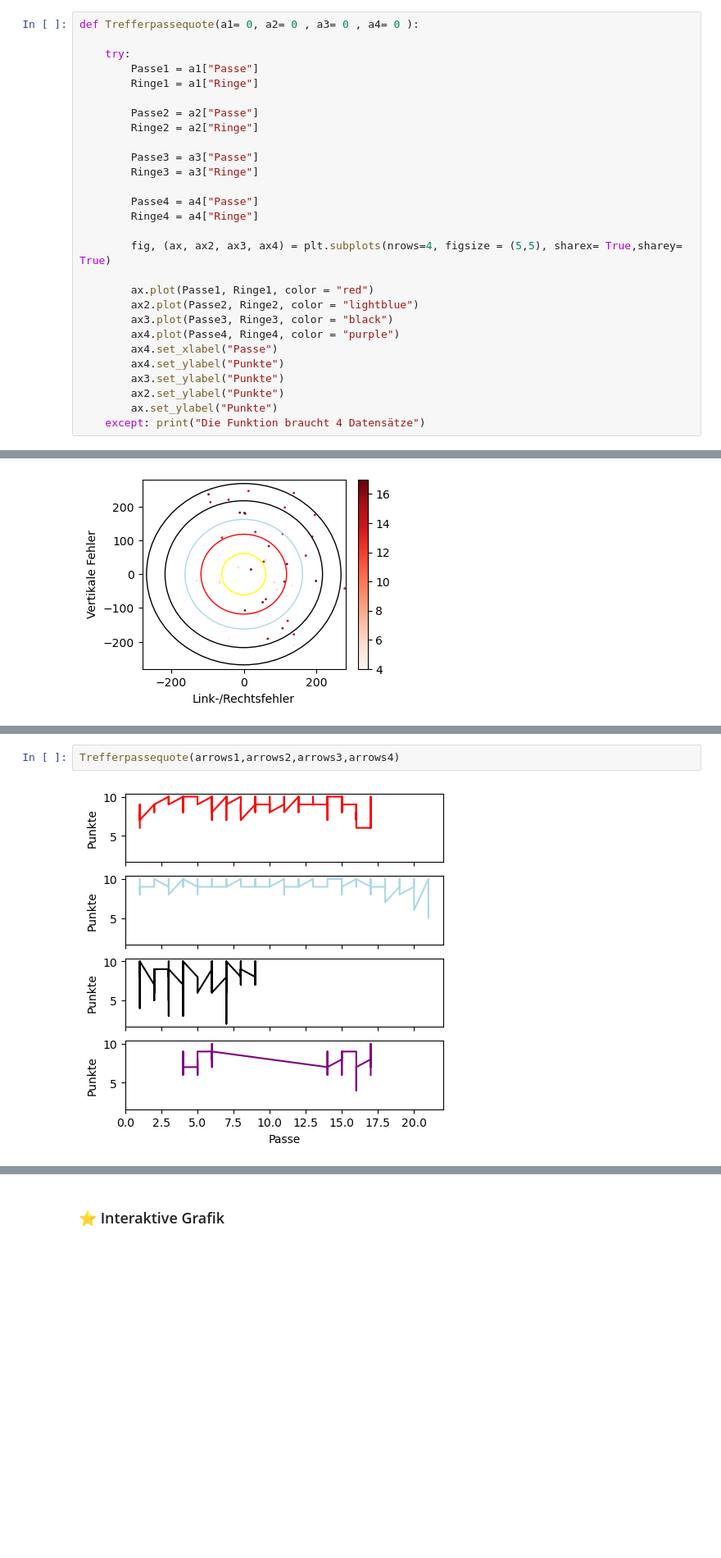
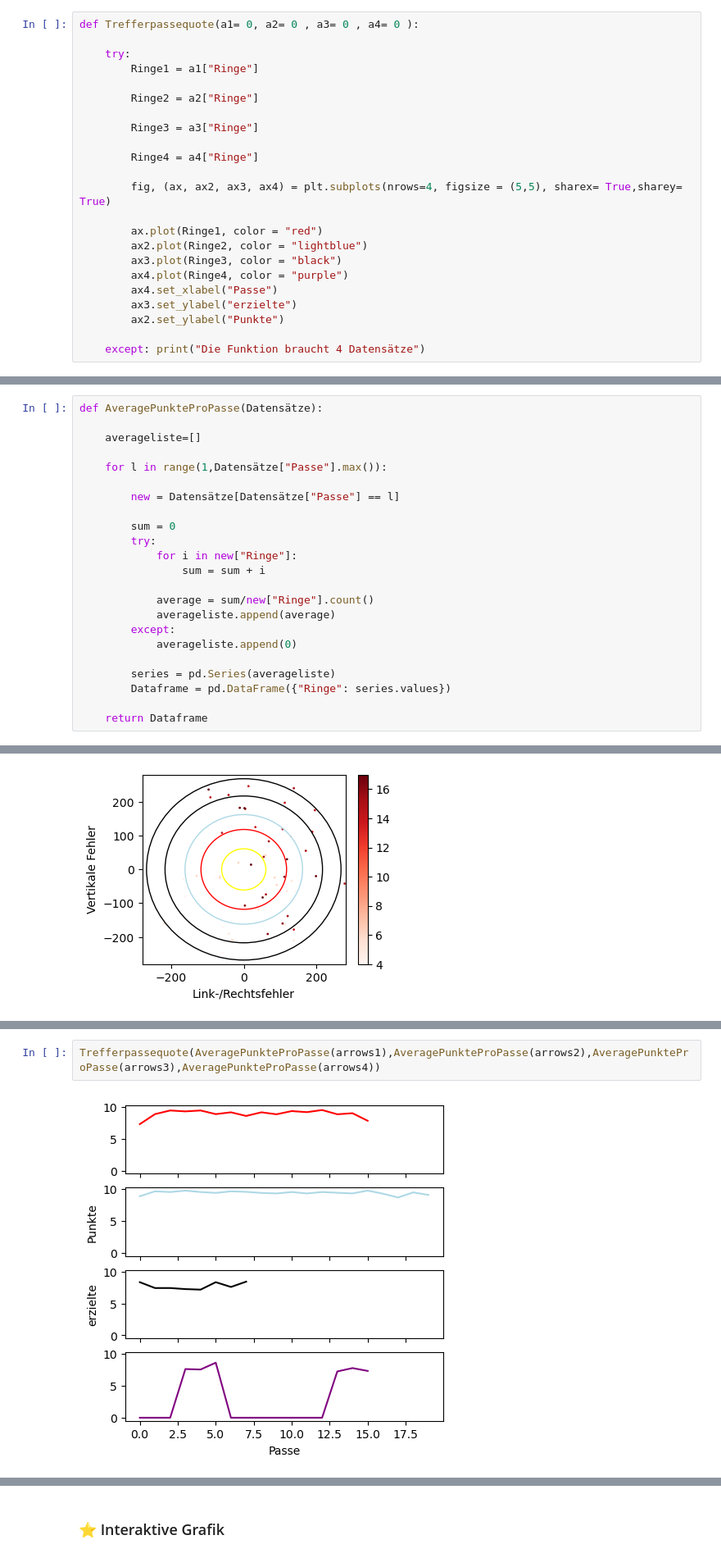
Before and after one commit to tonicodingc/awpj1, a Jupyter notebook: Pfeildaten/main.ipynb, the cells around one changed output, grey strips where cells are left out. Shown at 82% size. Saved outputs shown, nothing was run; the diff lists cells and outputs as text; blank space fills up the shorter version.

```diff
--- a/Pfeildaten/main.ipynb
+++ b/Pfeildaten/main.ipynb
@@ -66,27 +66,22 @@ Soll zeigen ob es eine Rolle spiel wie lange man schon spielt. Das macht die Fun
 def Trefferpassequote(a1= 0, a2= 0 , a3= 0 , a4= 0 ):
 
     try:
-        Passe1 = a1["Passe"]
         Ringe1 = a1["Ringe"]
 
-        Passe2 = a2["Passe"]
         Ringe2 = a2["Ringe"]
 
-        Passe3 = a3["Passe"]
         Ringe3 = a3["Ringe"]
 
-        Passe4 = a4["Passe"]
         Ringe4 = a4["Ringe"]
 
         fig, (ax, ax2, ax3, ax4) = plt.subplots(nrows=4, figsize = (5,5), sharex= True,sharey= True)
 
-        ax.plot(Passe1, Ringe1, color = "red")
-        ax2.plot(Passe2, Ringe2, color = "lightblue")
-        ax3.plot(Passe3, Ringe3, color = "black")
-        ax4.plot(Passe4, Ringe4, color = "purple")
+        ax.plot(Ringe1, color = "red")
+        ax2.plot(Ringe2, color = "lightblue")
+        ax3.plot(Ringe3, color = "black")
+        ax4.plot(Ringe4, color = "purple")
         ax4.set_xlabel("Passe")
-        ax4.set_ylabel("Punkte")
-        ax3.set_ylabel("Punkte")
+        ax3.set_ylabel("erzielte")
         ax2.set_ylabel("Punkte")
-        ax.set_ylabel("Punkte")
+
     except: print("Die Funktion braucht 4 Datensätze")
@@ -95,3 +88,26 @@ def AveragePunktePasse(arrows):
+# %%
+def AveragePunkteProPasse(Datensätze):
+
+    averageliste=[]
+
+    for l in range(1,Datensätze["Passe"].max()):
+
+        new = Datensätze[Datensätze["Passe"] == l]
+
+        sum = 0
+        try:
+            for i in new["Ringe"]:
+                sum = sum + i
+
+            average = sum/new["Ringe"].count()
+            averageliste.append(average)
+        except:
+            averageliste.append(0)
+
+        series = pd.Series(averageliste)
+        Dataframe = pd.DataFrame({"Ringe": series.values})
+
+    return Dataframe
 # %%
 arrows1 = Datensatz("arrows1.csv")
 arrows2 = Datensatz("arrows2.csv")
@@ -126,4 +162,4 @@ Zielscheibe(arrows4)
 # %%
-Trefferpassequote(arrows1,arrows2,arrows3,arrows4)
+Trefferpassequote(AveragePunkteProPasse(arrows1),AveragePunkteProPasse(arrows2),AveragePunkteProPasse(arrows3),AveragePunkteProPasse(arrows4))
 # %% [output]
-[figure, old version]
+[figure, new version]
```
Also changed, not shown: parts of 3 cells of this notebook.
